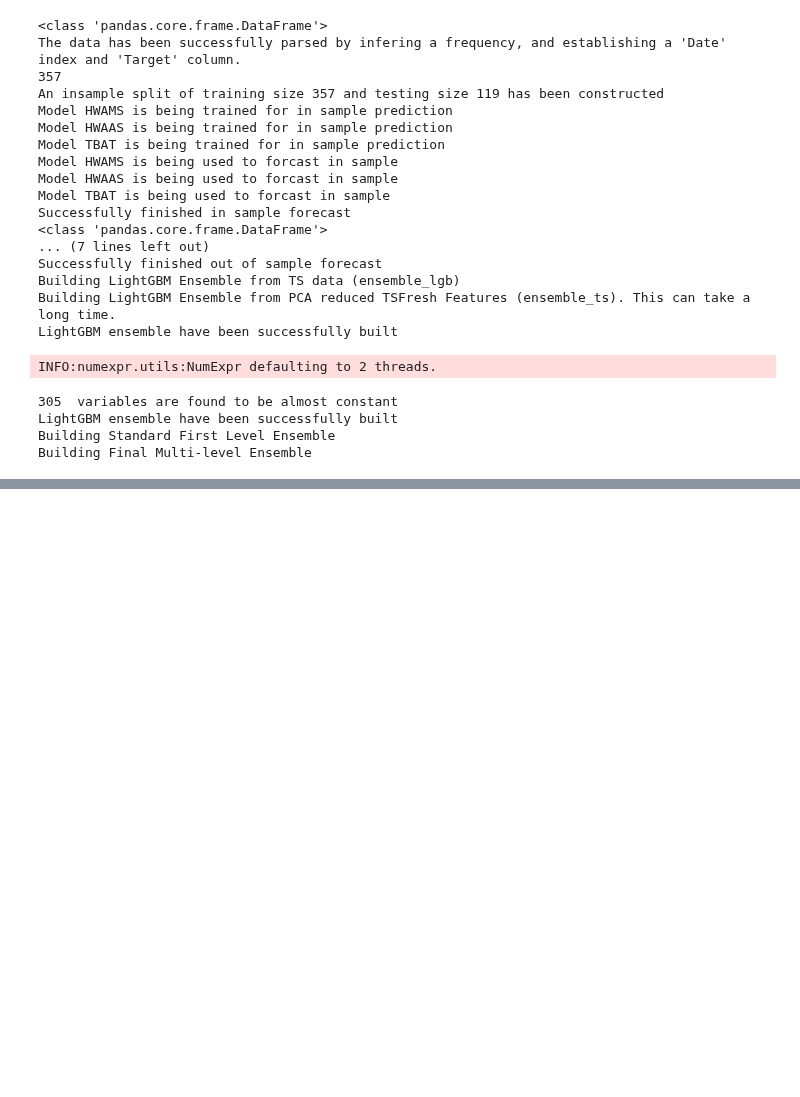
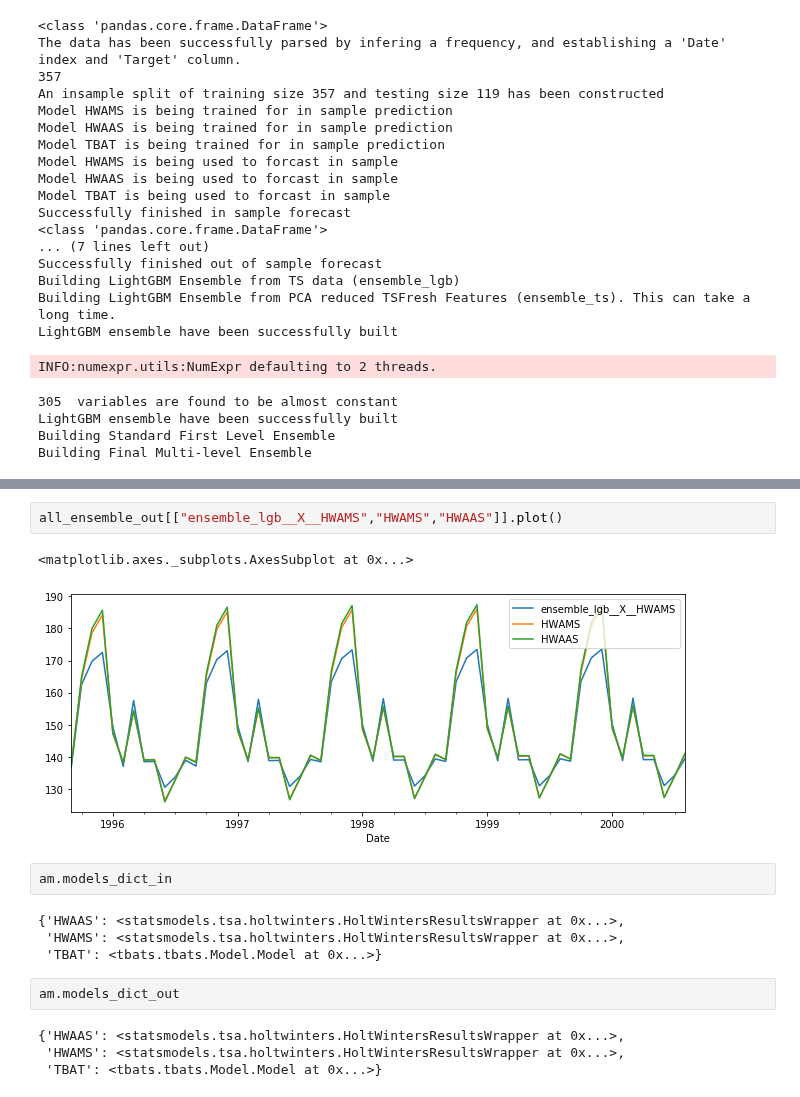
Before and after one commit to guthiLatha/ML, a Jupyter notebook: ATSPY_Test.ipynb, the cells around one changed output, grey strips where cells are left out. Cells and saved outputs as stored; diff of their text form; blank space fills up the shorter version.

```diff
--- a/ATSPY_Test.ipynb
+++ b/ATSPY_Test.ipynb
@@ -70,0 +118,17 @@ Building Final Multi-level Ensemble
+# %%
+all_ensemble_out[["ensemble_lgb__X__HWAMS","HWAMS","HWAAS"]].plot()
+# %% [output]
+<matplotlib.axes._subplots.AxesSubplot at 0x...>
+[figure, added]
+# %%
+am.models_dict_in
+# %% [output]
+{'HWAAS': <statsmodels.tsa.holtwinters.HoltWintersResultsWrapper at 0x...>,
+ 'HWAMS': <statsmodels.tsa.holtwinters.HoltWintersResultsWrapper at 0x...>,
+ 'TBAT': <tbats.tbats.Model.Model at 0x...>}
+# %%
+am.models_dict_out
+# %% [output]
+{'HWAAS': <statsmodels.tsa.holtwinters.HoltWintersResultsWrapper at 0x...>,
+ 'HWAMS': <statsmodels.tsa.holtwinters.HoltWintersResultsWrapper at 0x...>,
+ 'TBAT': <tbats.tbats.Model.Model at 0x...>}
```
Also changed, not shown: parts of 5 cells of this notebook.
